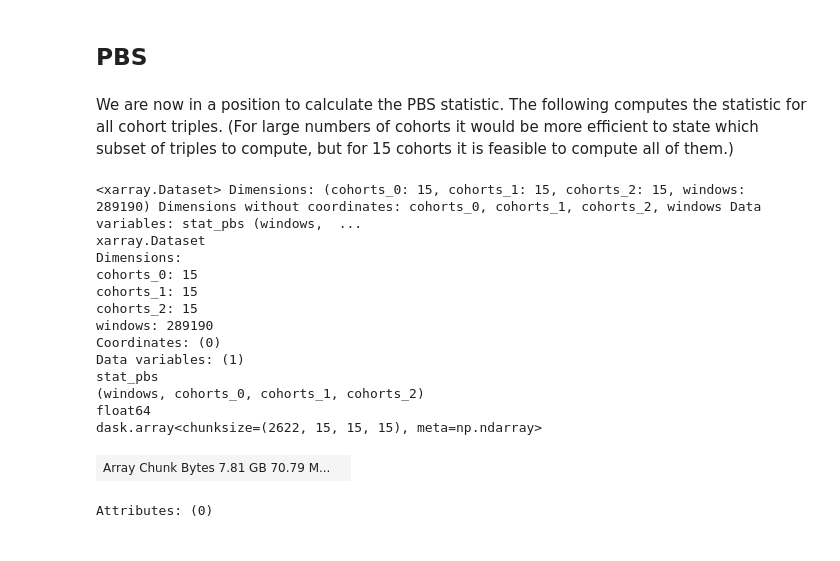
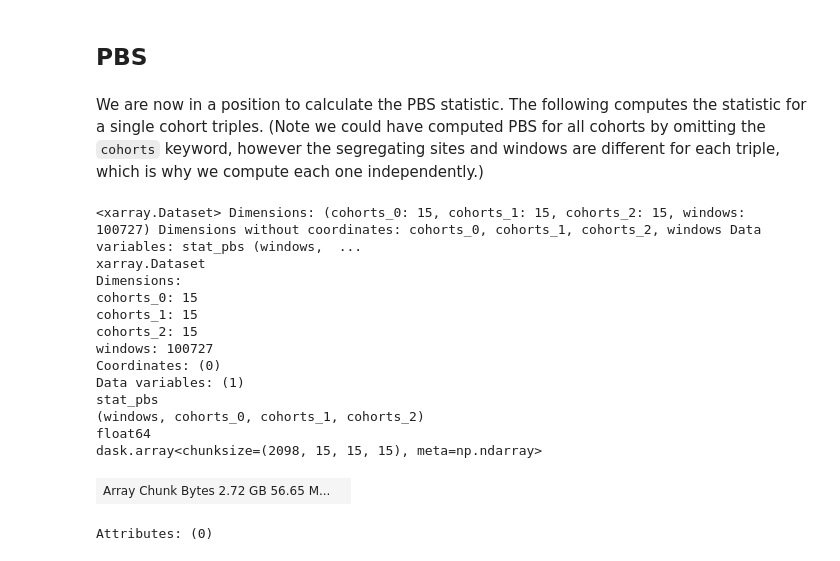
Before and after one commit to tomwhite/shiny-train, a Jupyter notebook: notebooks/gwss/sgkit_pbs.ipynb, the cells around one changed output. Cells and saved outputs as stored; diff of their text form; code cells hidden in the pictures.

```diff
--- a/notebooks/gwss/sgkit_pbs.ipynb
+++ b/notebooks/gwss/sgkit_pbs.ipynb
@@ -294,25 +416,26 @@ Data variables:
 # %% [markdown]
 ## PBS
-# %% [markdown]
-We are now in a position to calculate the PBS statistic. The following computes the statistic for all cohort triples. (For large numbers of cohorts it would be more efficient to state which subset of triples to compute, but for 15 cohorts it is feasible to compute all of them.)
-# %%
-pbs = sg.pbs(ds2, merge=False)
-pbs
-# %% [output]
-<xarray.Dataset> Dimensions: (cohorts_0: 15, cohorts_1: 15, cohorts_2: 15, windows: 289190) Dimensions without coordinates: cohorts_0, cohorts_1, cohorts_2, windows Data variables: stat_pbs (windows,  ...
-xarray.Dataset
-Dimensions:
-cohorts_0: 15
-cohorts_1: 15
-cohorts_2: 15
-windows: 289190
-Coordinates: (0)
-Data variables: (1)
-stat_pbs
-(windows, cohorts_0, cohorts_1, cohorts_2)
-float64
-dask.array<chunksize=(2622, 15, 15, 15), meta=np.ndarray>
-| Array Chunk Bytes 7.81 GB 70.79 M... |  |
-Attributes: (0)
+# %% [markdown]
+We are now in a position to calculate the PBS statistic. The following computes the statistic for a single cohort triples. (Note we could have computed PBS for all cohorts by omitting the `cohorts` keyword, however the segregating sites and windows are different for each triple, which is why we compute each one independently.)
+# %%
+ds = ds.assign_coords({"cohorts_0": cohort_ids, "cohorts_1": cohort_ids, "cohorts_2": cohort_ids})
+pbs = sg.pbs(ds, cohorts=[("ao_col", "ga_gam", "gw")], merge=False)
+pbs
+# %% [output]
+<xarray.Dataset> Dimensions: (cohorts_0: 15, cohorts_1: 15, cohorts_2: 15, windows: 100727) Dimensions without coordinates: cohorts_0, cohorts_1, cohorts_2, windows Data variables: stat_pbs (windows,  ...
+xarray.Dataset
+Dimensions:
+cohorts_0: 15
+cohorts_1: 15
+cohorts_2: 15
+windows: 100727
+Coordinates: (0)
+Data variables: (1)
+stat_pbs
+(windows, cohorts_0, cohorts_1, cohorts_2)
+float64
+dask.array<chunksize=(2098, 15, 15, 15), meta=np.ndarray>
+| Array Chunk Bytes 2.72 GB 56.65 M... |  |
+Attributes: (0)
 # %%
 with ProgressBar():
```
Also changed, not shown: parts of 36 cells of this notebook, 4 other files.
